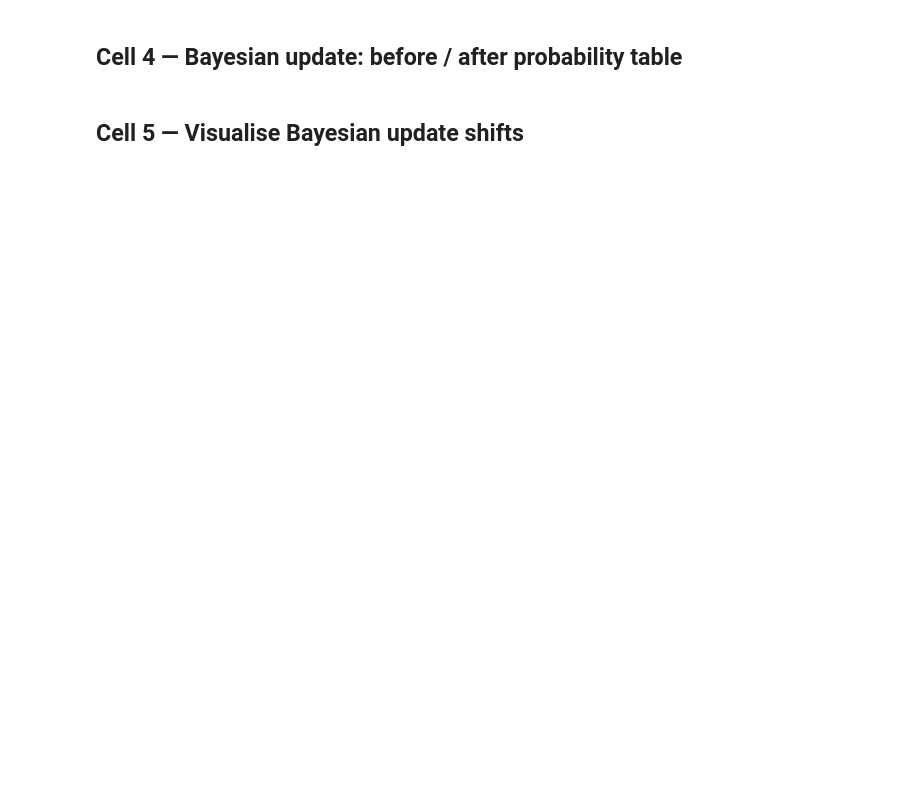
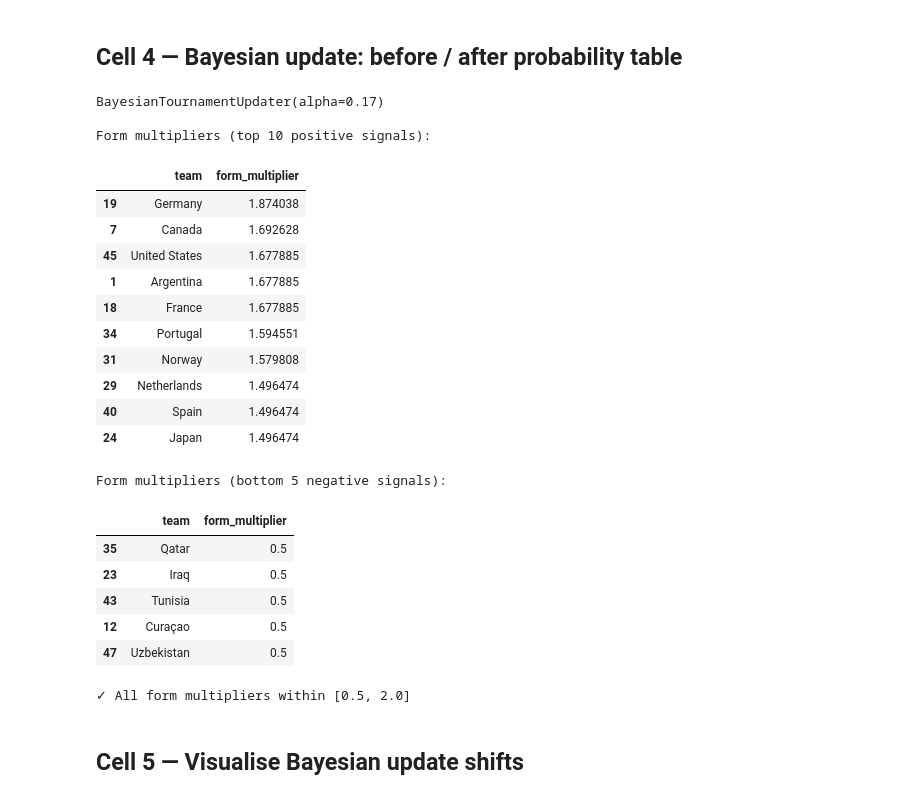
Before and after one commit to pranaavdhakshesh/fifa-world-cup-2026-forecast-engine, a Jupyter notebook: notebooks/04_simulation.ipynb, the cells around one changed output. Saved outputs shown, nothing was run; the diff lists cells and outputs as text; code cells hidden in the pictures; blank space fills up the shorter version.

```diff
--- a/notebooks/04_simulation.ipynb
+++ b/notebooks/04_simulation.ipynb
@@ -158,3 +187,61 @@ display(update_df.sort_values("shift").head(5))
+# %%
+updater = BayesianTournamentUpdater(alpha=BAYESIAN_ALPHA)
+print(f"BayesianTournamentUpdater(alpha={BAYESIAN_ALPHA})")
+
+# Compute form multipliers for all teams using in-tournament data
+multiplier_rows = []
+for team in sorted(CANONICAL_48):
+    if team not in team_features.index:
+        continue
+    feats = team_features.loc[team]
+    try:
+        elo_we = float(feats.get("elo_win_expectancy", 0.5))
+        elo_expected_pts = elo_we * 3.0
+        elo_expected_gd  = (elo_we - 0.5) * 2.0
+
+        multiplier = updater.compute_form_multiplier(
+            feats, elo_expected_pts=elo_expected_pts, elo_expected_gd=elo_expected_gd
+        )
+        multiplier_rows.append({"team": team, "form_multiplier": multiplier})
+    except Exception:
+        multiplier_rows.append({"team": team, "form_multiplier": None})
+
+mult_df = pd.DataFrame(multiplier_rows).dropna(subset=["form_multiplier"])
+mult_df = mult_df.sort_values("form_multiplier", ascending=False)
+
+print("\nForm multipliers (top 10 positive signals):")
+display(mult_df.head(10))
+print("\nForm multipliers (bottom 5 negative signals):")
+display(mult_df.tail(5))
+
+if not mult_df.empty:
+    assert mult_df["form_multiplier"].between(0.5, 2.0).all(), (
+        "All multipliers must be in [0.5, 2.0]"
+    )
+    print("\n✓ All form multipliers within [0.5, 2.0]")
+# %% [output]
+BayesianTournamentUpdater(alpha=0.17)
+
+Form multipliers (top 10 positive signals):
+|  | team | form_multiplier |
+| 19 | Germany | 1.874038 |
+| 7 | Canada | 1.692628 |
+| 45 | United States | 1.677885 |
+| 1 | Argentina | 1.677885 |
+| 18 | France | 1.677885 |
+| 34 | Portugal | 1.594551 |
+| 31 | Norway | 1.579808 |
+| 29 | Netherlands | 1.496474 |
+| 40 | Spain | 1.496474 |
+| 24 | Japan | 1.496474 |
+Form multipliers (bottom 5 negative signals):
+|  | team | form_multiplier |
+| 35 | Qatar | 0.5 |
+| 23 | Iraq | 0.5 |
+| 43 | Tunisia | 0.5 |
+| 12 | Curaçao | 0.5 |
+| 47 | Uzbekistan | 0.5 |
+✓ All form multipliers within [0.5, 2.0]
 # %% [markdown]
 ## Cell 5 — Visualise Bayesian update shifts
 # %%
```
Also changed, not shown: parts of 12 cells of this notebook, 22 other files.
